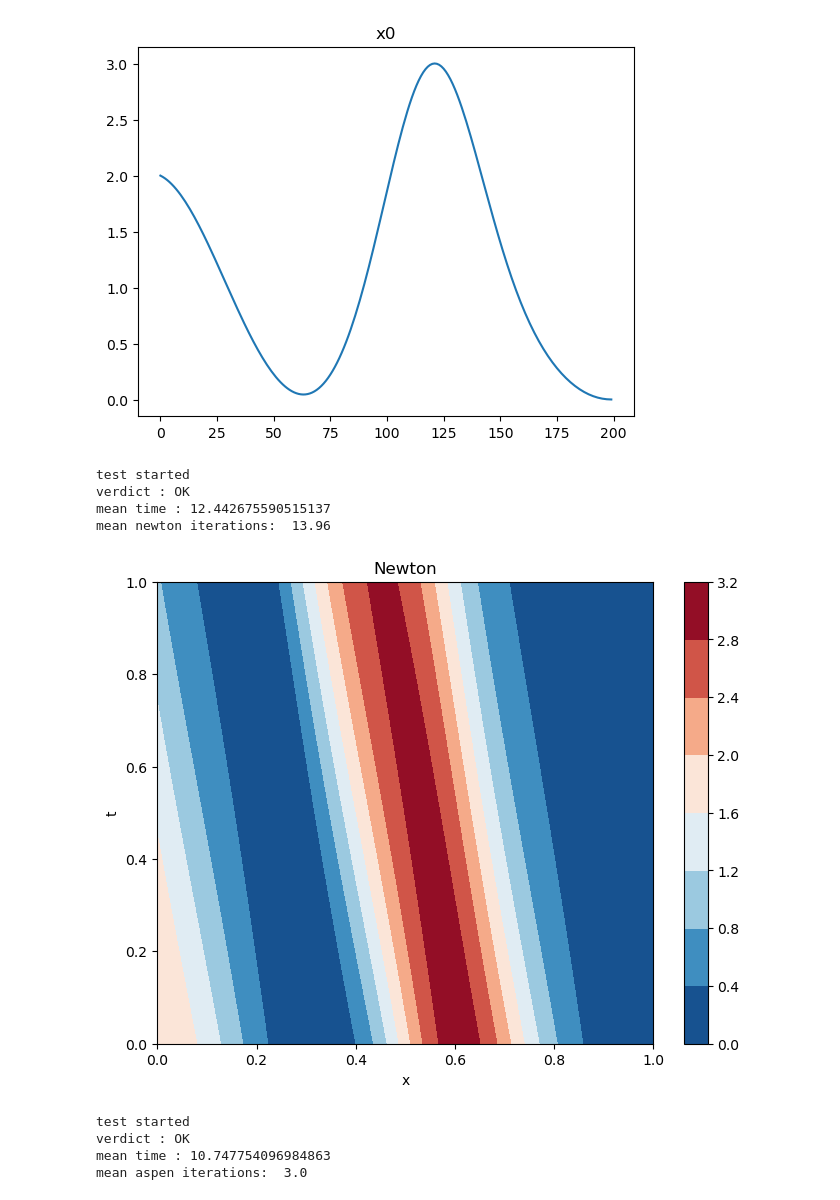
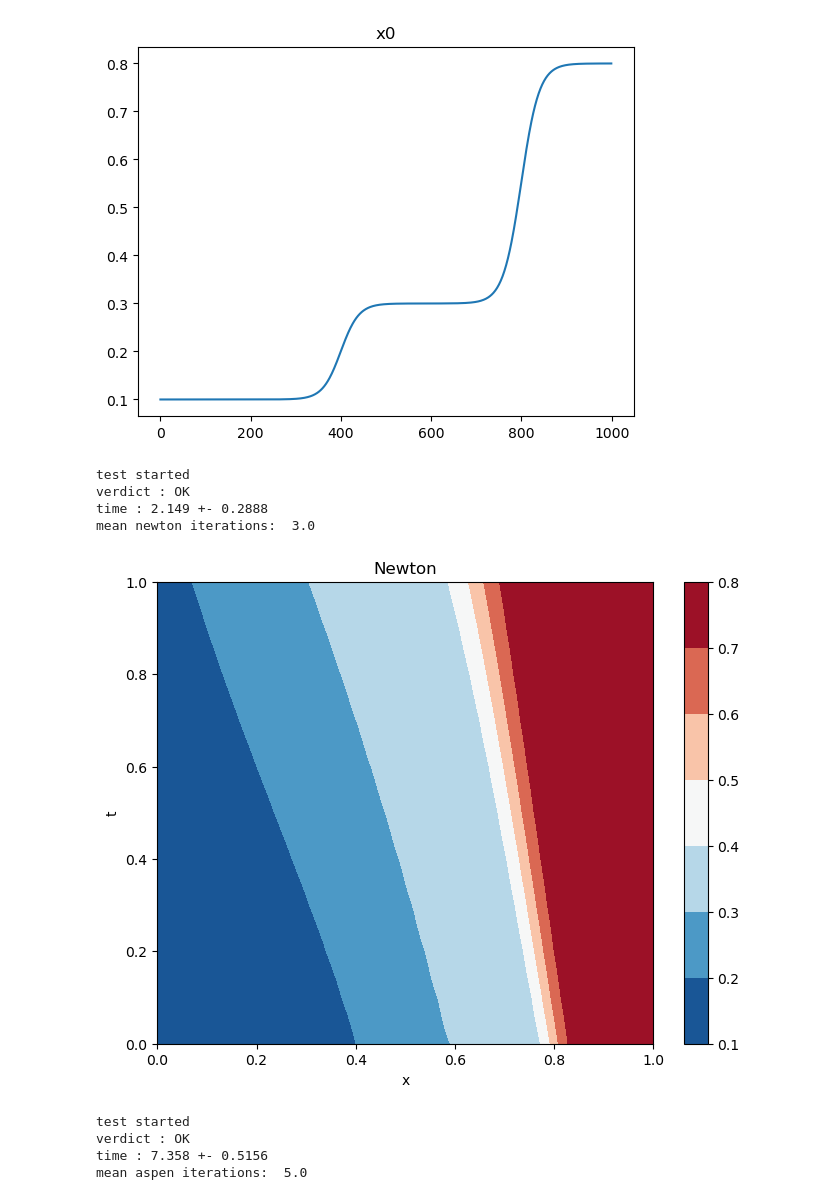
Before and after one commit to animih/aspen-study, a Jupyter notebook: hb_eq_test.ipynb, the cells around one changed output. Cells and saved outputs as stored; diff of their text form; code cells hidden in the pictures.

```diff
--- a/hb_eq_test.ipynb
+++ b/hb_eq_test.ipynb
@@ -29,7 +26,10 @@ The autoreload extension is already loaded. To reload it, use:
 # %%
 # model to be studied
 def model(u):
-    return np.array([np.tanh(3*u)+1, 9/np.cosh(3*u)**2])
+    return np.array([np.tanh(u)+1, 1/np.cosh(u)**2])
+
+#x_t = np.linspace(0, 1)
+#plt.plot(x_t, np.tanh(x_t))
 # %%
 class Coef():
     def __init__(self, Nx, Amp=0, Period=0, Scale=1, model=None):
@@ -39,23 +39,22 @@ class Coef():
                 Amp * np.sin(Period * 2*np.pi * (i+1) / (Nx+1)) + 1) * Scale
         self.model = model
 # %%
-Nx = 200
-Nt = 50
+Nx = 1000
+Nt = 10
 param ={'Nx': Nx, 'Nt' : Nt}
 x = np.linspace(0, 1, Nx)
-C = Coef(Nx, 0.1, 3, 0.8e-1, model=model)
-x0 = np.zeros(Nx)
-x0 = np.exp(-x)*np.cos(3*np.pi/2*x)**2
-x0 += np.exp(-(0.6-x)**2*50)
-x0 *= 2
+C = Coef(Nx, 0.5, 1, 2e-1, model=model)
+x0 = 0.25*(np.tanh(+25*(x-0.8))+1)
+x0 += 1e-1*(np.tanh(+25*(x-0.4))+1)
+x0 += 1e-1
 x0 = x0.reshape(-1, 1)
 bd1 = x0[0]
 bd2 = x0[-1]
 plt.title('x0')
 plt.plot(x0)
 plt.show()
 # %% [output]
-[figure, old version]
+[figure, new version]
 # %%
 prob = transfer(C, param)
 solver_n = fxbd_1D(param, prob)
@@ -65,16 +64,16 @@ nl_solver = newton()
 solver_n.setSolver(nl_solver)
 # %%
 solver_n.setInitial(x0)
-X, mes, t = test(solver_n, sample_size = 1)
+X, mes, t_new, delta_new = test(solver_n, sample_size = 4)
 # %% [output]
 test started
 verdict : OK
-mean time : 12.442675590515137
-mean newton iterations:  13.96
+time : 2.149 +- 0.2888
+mean newton iterations:  3.0
 # %%
 wp.show_res(solver_n)
 # %% [output]
-[figure, old version]
+[figure, new version]
 # %%
 prob = transfer(C, param)
 solver = fxbd_1D(param, prob)
@@ -86,11 +85,11 @@ nl_solver = aspen(Nd, partion)
 solver.setSolver(nl_solver)
 # %%
-X, mes, t = test(solver, sample_size=1)
+X, mes, t_eq, delta_eq = test(solver, sample_size=4)
 # %% [output]
 test started
 verdict : OK
-mean time : 10.747754096984863
-mean aspen iterations:  3.0
+time : 7.358 +- 0.5156
+mean aspen iterations:  5.0
 # %%
 wp.show_res(solver, save='hyper1')
 wp.bar_loc(solver, Nd, save='hyper2')
```
Also changed, not shown: parts of 10 cells of this notebook, 30 other files.
